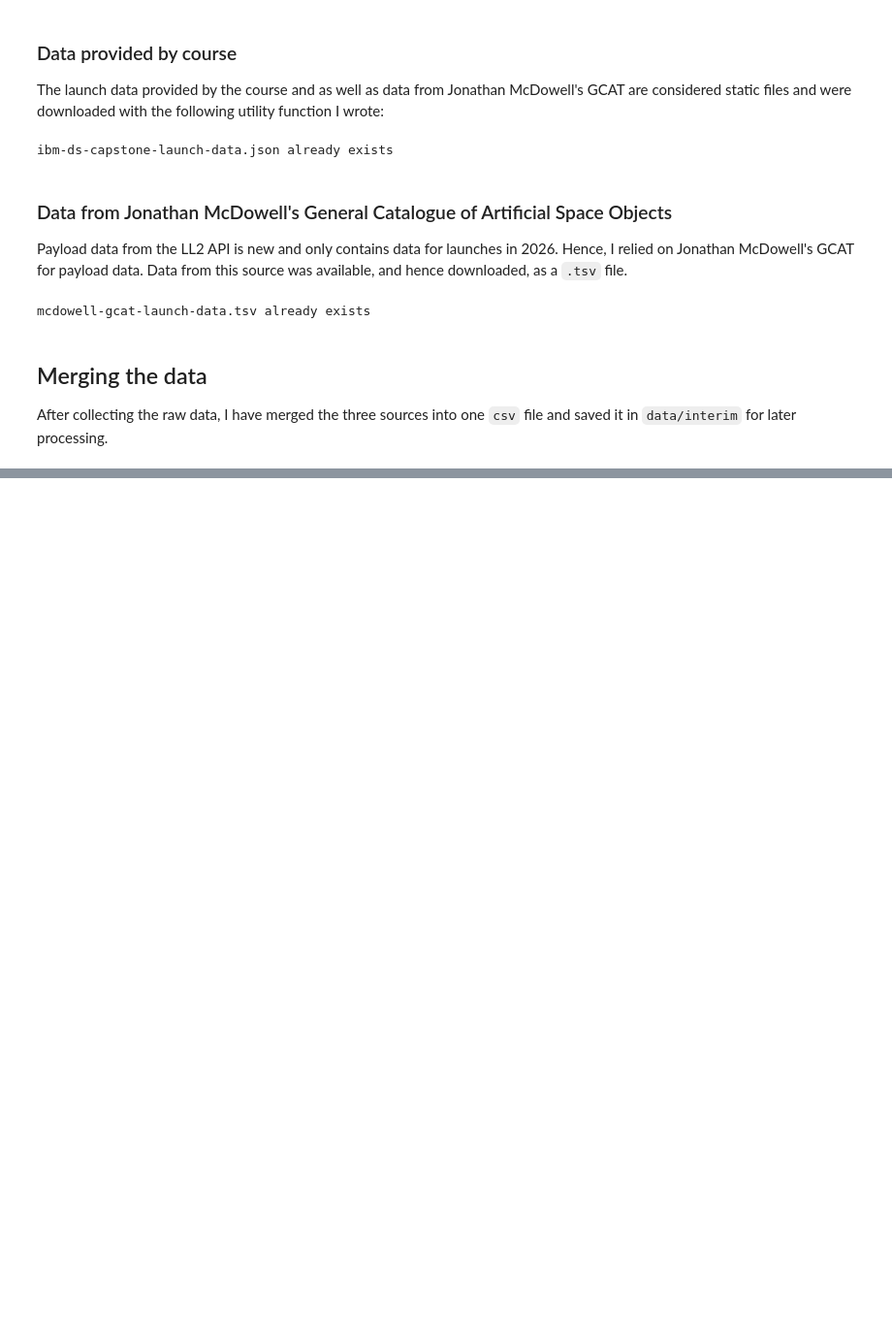
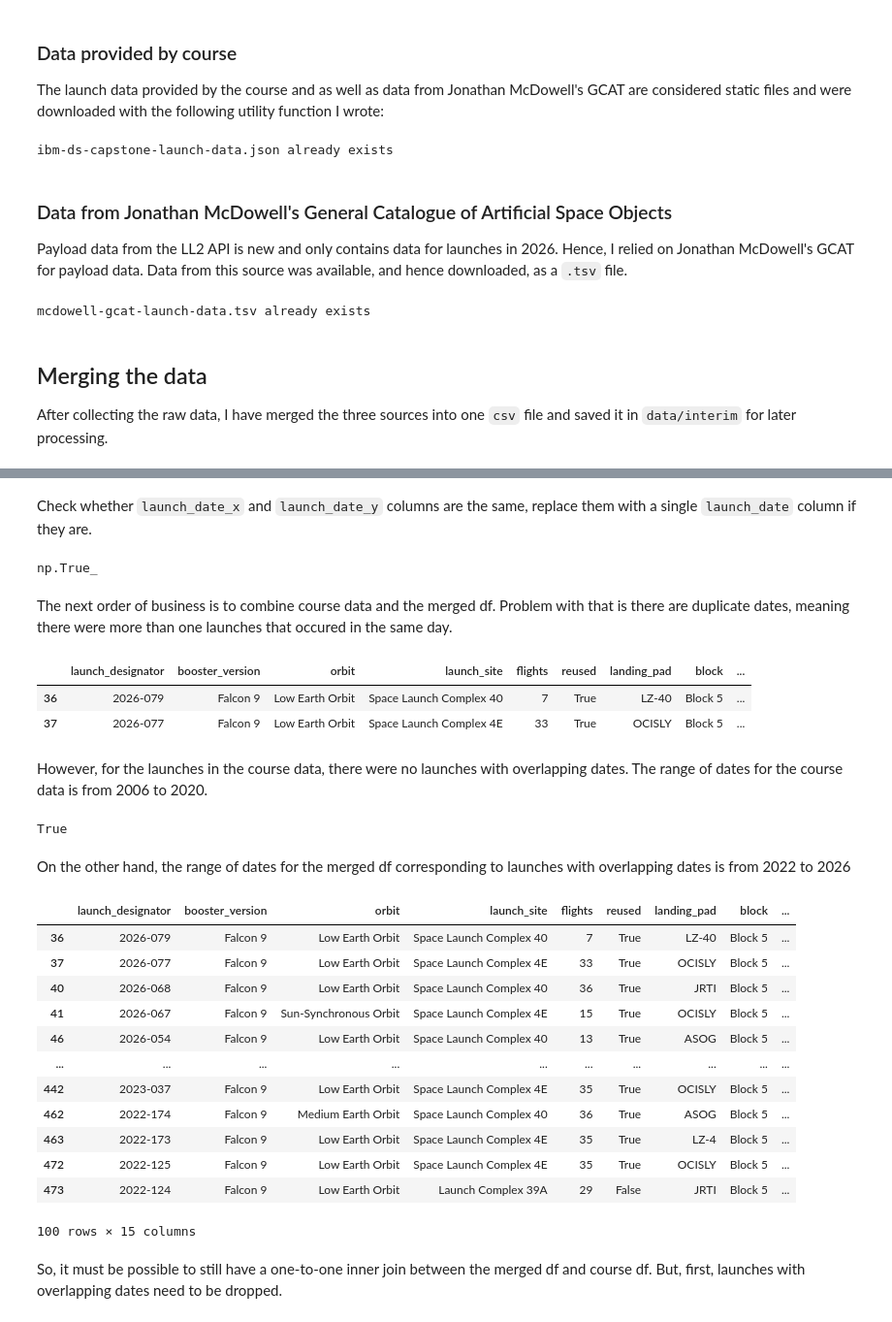
Before and after one commit to svd-jelo/SpaceY-Falcon-9-Project, a Jupyter notebook: notebooks/0.1-cjra-data-collection-1.ipynb, the cells around one changed output, grey strips where cells are left out. Shown at 97% size. Saved outputs shown, nothing was run; the diff lists cells and outputs as text; code cells hidden in the pictures; blank space fills up the shorter version.

Commit message:
Merge LL2, GCAT, Course-provided launch data

```diff
--- a/notebooks/0.1-cjra-data-collection-1.ipynb
+++ b/notebooks/0.1-cjra-data-collection-1.ipynb
@@ -177,0 +515,23 @@ After collecting the raw data, I have merged the three sources into one `csv` fi
+# %%
+def transform_gcat_data(gcat_path: str|Path) -> pd.DataFrame:
+    '''
+    Function to transform GCAT raw data from the specified file path
+
+    :param gcat_path: str or Path; file path to the GCAT raw data.
+    :return: pd.DataFrame; dataframe containing relevant data from GCAT
+    '''
+
+    gcat_df = pd.read_csv(gcat_path, sep='\t', skiprows = (lambda x: x in [1]))
+
+    pattern = r'^\d{4}\s+\w{3}\s+\d{1,2}'
+    format_date = re.compile(pattern)
+    launch_date = gcat_df['Launch_Date'].map(lambda x: format_date.match(x).group())
+    gcat_df['launch_date'] = pd.to_datetime(launch_date).dt.date
+
+    gcat_df = gcat_df[['#Launch_Tag', 'launch_date', 'OrbPay']]
+    gcat_df = gcat_df.rename(columns={'#Launch_Tag': 'launch_designator'}) #rename '#Launch_Tag' to launch designator
+    gcat_df['launch_designator'] = gcat_df['launch_designator'].str.strip() #remove trailing white spaces from launch_designator column
+
+    return gcat_df
+# %%
+gcat_df = transform_gcat_data(gcat_path)
@@ -177,0 +656,3 @@ After collecting the raw data, I have merged the three sources into one `csv` fi
+# %%
+merged_df = ll2_df.merge(gcat_df, on='launch_designator', how='inner', validate='1:1')
+merged_df.head()
@@ -177,0 +666,46 @@ After collecting the raw data, I have merged the three sources into one `csv` fi
+# %% [markdown]
+Check whether `launch_date_x` and `launch_date_y` columns are the same, replace them with a single `launch_date` column if they are.
+# %%
+mask = (merged_df['launch_date_x'] == merged_df['launch_date_y'])
+mask.all()
+# %% [output]
+np.True_
+# %%
+merged_df['launch_date'] = merged_df['launch_date_x']
+merged_df = merged_df.drop(['launch_date_x', 'launch_date_y'], axis=1)
+# %% [markdown]
+The next order of business is to combine course data and the merged df. Problem with that is there are duplicate dates, meaning there were more than one launches that occured in the same day.
+# %%
+merged_df[merged_df['launch_date'].map(lambda x: x == datetime.date(2026, 4, 11))]
+# %% [output]
+|  | launch_designator | booster_version | orbit | launch_site | flights | reused | landing_pad | block | ... |
+| 36 | 2026-079 | Falcon 9 | Low Earth Orbit | Space Launch Complex 40 | 7 | True | LZ-40 | Block 5 | ... |
+| 37 | 2026-077 | Falcon 9 | Low Earth Orbit | Space Launch Complex 4E | 33 | True | OCISLY | Block 5 | ... |
+# %% [markdown]
+However, for the launches in the course data, there were no launches with overlapping dates. The range of dates for the course data is from 2006 to 2020.
+# %%
+course_df['launch_date'].unique().shape[0] == course_df.shape[0]
+# %% [output]
+True
+# %% [markdown]
+On the other hand, the range of dates for the merged df corresponding to launches with overlapping dates is from 2022 to 2026
+# %%
+counts = merged_df['launch_date'].value_counts()
+duplicate_dates = merged_df[merged_df['launch_date'].map(lambda x: x in counts[counts>1].index)]
+duplicate_dates
+# %% [output]
+|  | launch_designator | booster_version | orbit | launch_site | flights | reused | landing_pad | block | ... |
+| 36 | 2026-079 | Falcon 9 | Low Earth Orbit | Space Launch Complex 40 | 7 | True | LZ-40 | Block 5 | ... |
+| 37 | 2026-077 | Falcon 9 | Low Earth Orbit | Space Launch Complex 4E | 33 | True | OCISLY | Block 5 | ... |
+| 40 | 2026-068 | Falcon 9 | Low Earth Orbit | Space Launch Complex 40 | 36 | True | JRTI | Block 5 | ... |
+| 41 | 2026-067 | Falcon 9 | Sun-Synchronous Orbit | Space Launch Complex 4E | 15 | True | OCISLY | Block 5 | ... |
+| 46 | 2026-054 | Falcon 9 | Low Earth Orbit | Space Launch Complex 40 | 13 | True | ASOG | Block 5 | ... |
+| ... | ... | ... | ... | ... | ... | ... | ... | ... | ... |
+| 442 | 2023-037 | Falcon 9 | Low Earth Orbit | Space Launch Complex 4E | 35 | True | OCISLY | Block 5 | ... |
+| 462 | 2022-174 | Falcon 9 | Medium Earth Orbit | Space Launch Complex 40 | 36 | True | ASOG | Block 5 | ... |
+| 463 | 2022-173 | Falcon 9 | Low Earth Orbit | Space Launch Complex 4E | 35 | True | LZ-4 | Block 5 | ... |
+| 472 | 2022-125 | Falcon 9 | Low Earth Orbit | Space Launch Complex 4E | 35 | True | OCISLY | Block 5 | ... |
+| 473 | 2022-124 | Falcon 9 | Low Earth Orbit | Launch Complex 39A | 29 | False | JRTI | Block 5 | ... |
+100 rows × 15 columns
+# %% [markdown]
+So, it must be possible to still have a one-to-one inner join between the merged df and course df. But, first, launches with overlapping dates need to be dropped.
```
Also changed, not shown: parts of 56 cells of this notebook, 2 other files.
